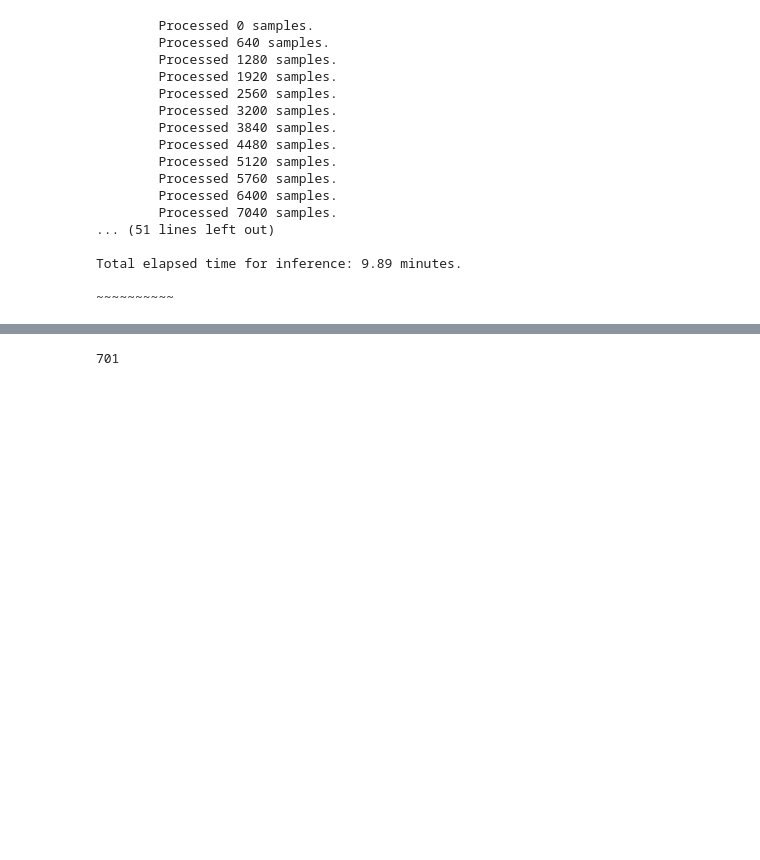
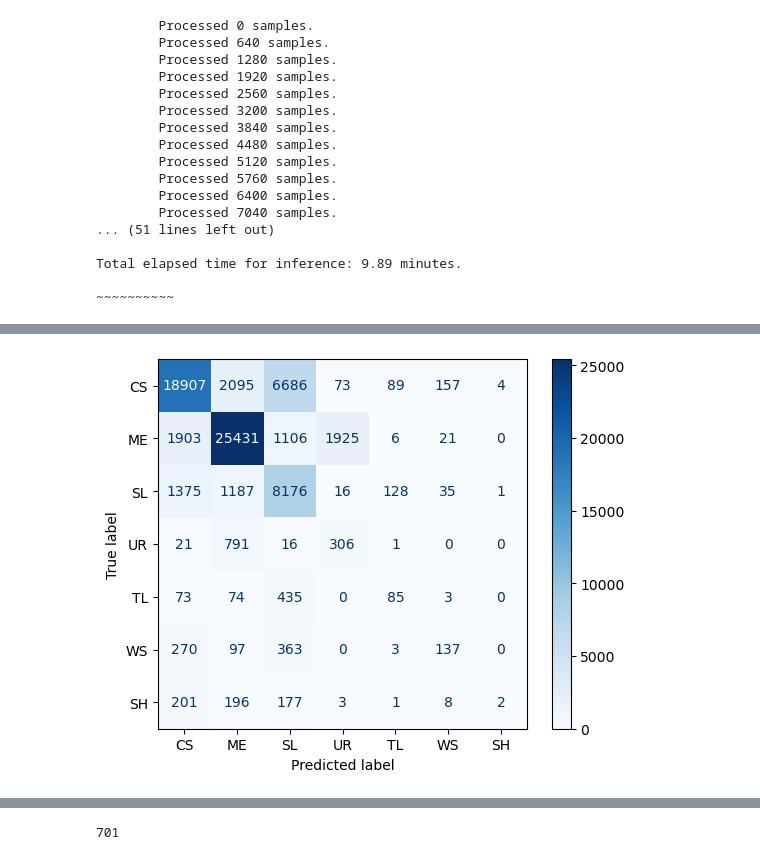
Before and after one commit to maxwellCcook/rooftop-mapping, a Jupyter notebook: code/06resnet18-dc-classification.ipynb, the cells around one changed output, grey strips where cells are left out. Saved outputs shown, nothing was run; the diff lists cells and outputs as text; code cells hidden in the pictures; blank space fills up the shorter version.

```diff
--- a/code/06resnet18-dc-classification.ipynb
+++ b/code/06resnet18-dc-classification.ipynb
@@ -309,6 +315,6 @@ inference_results.head()
 # %%
 # Load the training data (footprints)
 # gdf_path = os.path.join(maindir,'data/spatial/mod/dc_data/training/dc_data_reference_footprints.gpkg')
-gdf_path = join(homedir,'opp-data/dc_data_reference_footprints.gpkg')
+gdf_path = os.path.join(homedir,'opp-data/dc_data_reference_footprints.gpkg')
 ref = gpd.read_file(gdf_path)
 ref.head()
@@ -315,5 +328,5 @@ ref.head()
 # %%
 # Merge to the classified footprints by centroid
-ref['geometry'] = ref.geometry.centorid
-inference_ref = sjoin(inference_results, ref, how='left', predicate='within')
+ref['geometry'] = ref.geometry.centroid
+inference_ref = gpd.sjoin(inference_results, ref, how='left', predicate='intersects')
 inference_ref.columns
@@ -319,0 +338,5 @@ inference_ref.columns
+# %%
+inference_ref.drop(columns=['index_right'], inplace=True)
+inference_ref.rename(columns={'uid_right': 'ref_id', 'uid_left': 'fp_id'}, inplace=True)
+# Check NaN (i.e., no matches with reference data)
+print(f"There are [{inference_ref['ref_id'].isna().sum()}/{len(inference_ref)}] NaN records.")
@@ -319,0 +345,3 @@ inference_ref.columns
+# %%
+inference_ref_ = inference_ref.dropna(subset=['ref_id'])
+inference_ref_.head()
@@ -319,0 +357,18 @@ inference_ref.columns
+# %%
+y_true = inference_ref_['class_code']  # True labels from the reference dataset
+y_pred = inference_ref_['prediction']  # Predicted labels from your inference results
+
+# Create the confusion matrix
+cm = confusion_matrix(y_true, y_pred, labels=ref['class_code'].unique())
+
+# Plot the confusion matrix
+disp = ConfusionMatrixDisplay(confusion_matrix=cm, display_labels=ref['class_code'].unique())
+disp.plot(cmap=plt.cm.Blues)
+
+# Save the plot
+out_png = os.path.join(results_dir, 'classification/dc-resnet18-inference_ms-footprints_confmat.png')
+plt.savefig(out_png, dpi=300, bbox_inches='tight')
+
+plt.show()
+# %% [output]
+[figure, added]
```
Also changed, not shown: parts of 12 cells of this notebook, 1 other file.
